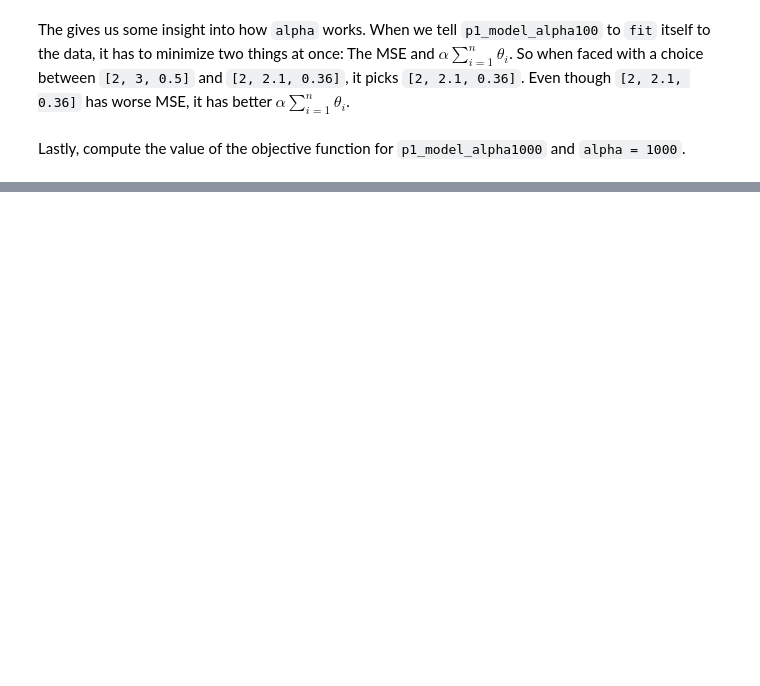
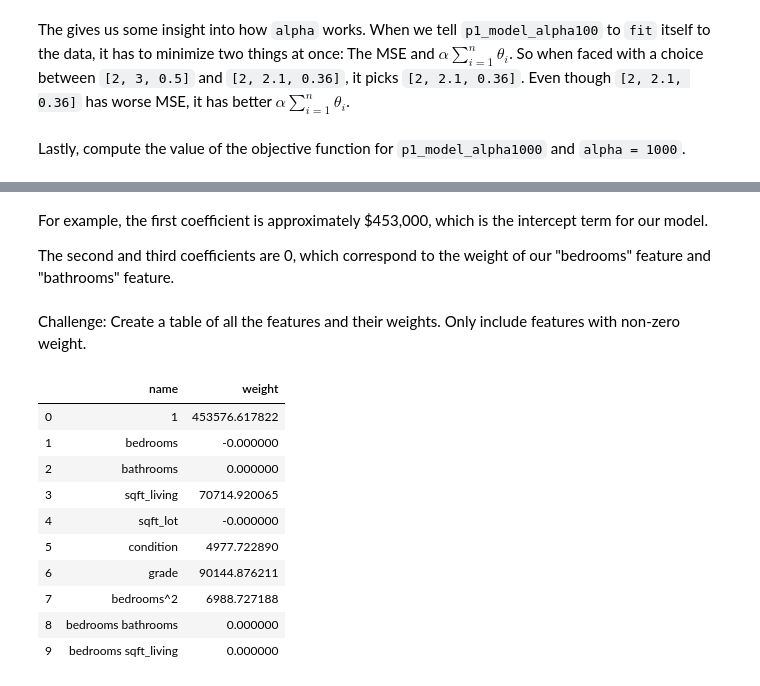
Before and after one commit to joshHug/youdao_ai, a Jupyter notebook: lec4/hw/lec4-exercise-solution.ipynb, the cells around one changed output, grey strips where cells are left out. Drawn from its saved outputs; the diff is of its cells as text; code cells hidden in the pictures; blank space fills up the shorter version.

```diff
--- a/lec4/hw/lec4-exercise-solution.ipynb
+++ b/lec4/hw/lec4-exercise-solution.ipynb
@@ -224,0 +605,21 @@ plt.plot(p1_data["x"], p1_data["y"])
+# %% [markdown]
+For example, the first coefficient is approximately \$453,000, which is the intercept term for our model.
+
+The second and third coefficients are 0, which correspond to the weight of our "bedrooms" feature and "bathrooms" feature.
+# %% [markdown]
+Challenge: Create a table of all the features and their weights. Only include features with non-zero weight.
+# %%
+feature_table = pd.DataFrame({'name': feature_names, 'weight': p2h_model.named_steps['model'].coef_})
+feature_table.head(10)
+# %% [output]
+|  | name | weight |
+| 0 | 1 | 453576.617822 |
+| 1 | bedrooms | -0.000000 |
+| 2 | bathrooms | 0.000000 |
+| 3 | sqft_living | 70714.920065 |
+| 4 | sqft_lot | -0.000000 |
+| 5 | condition | 4977.722890 |
+| 6 | grade | 90144.876211 |
+| 7 | bedrooms^2 | 6988.727188 |
+| 8 | bedrooms bathrooms | 0.000000 |
+| 9 | bedrooms sqft_living | 0.000000 |
```
Also changed, not shown: parts of 121 cells of this notebook.
